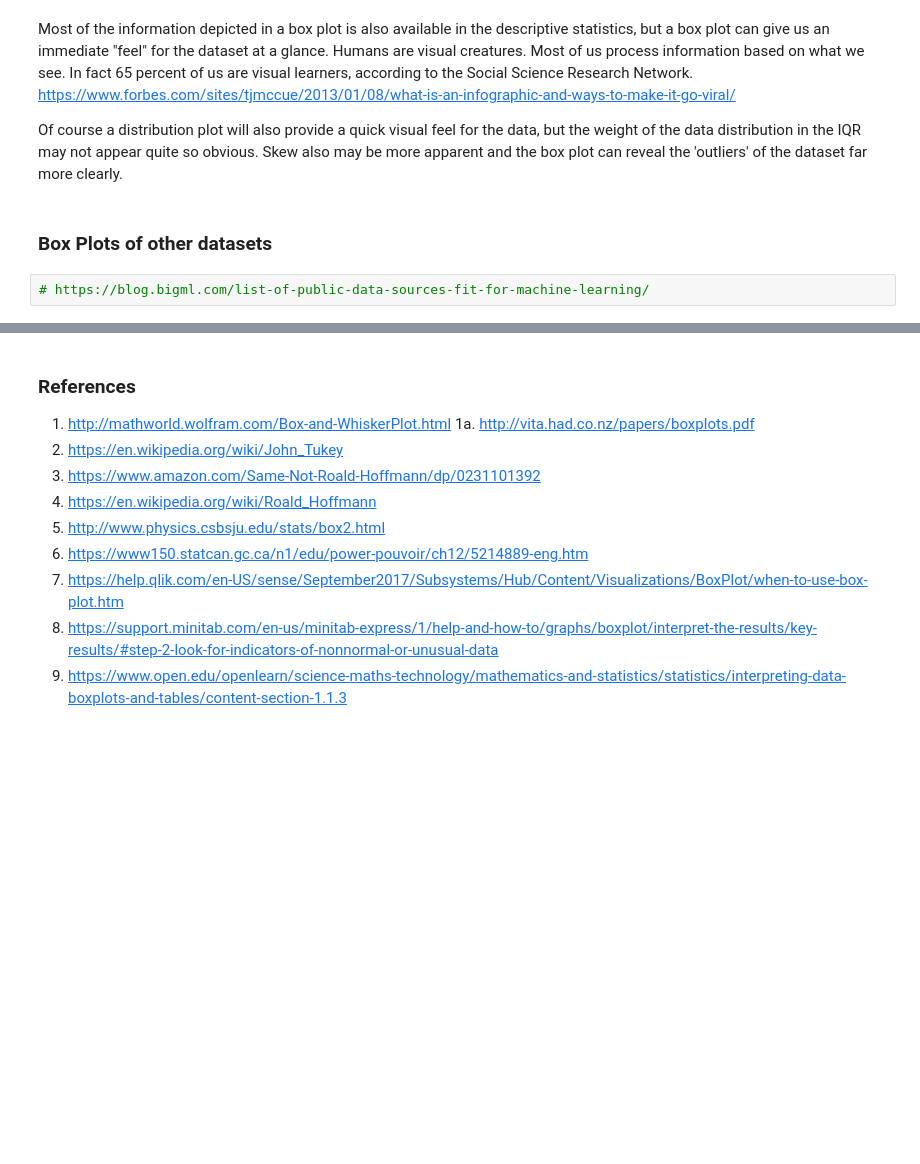
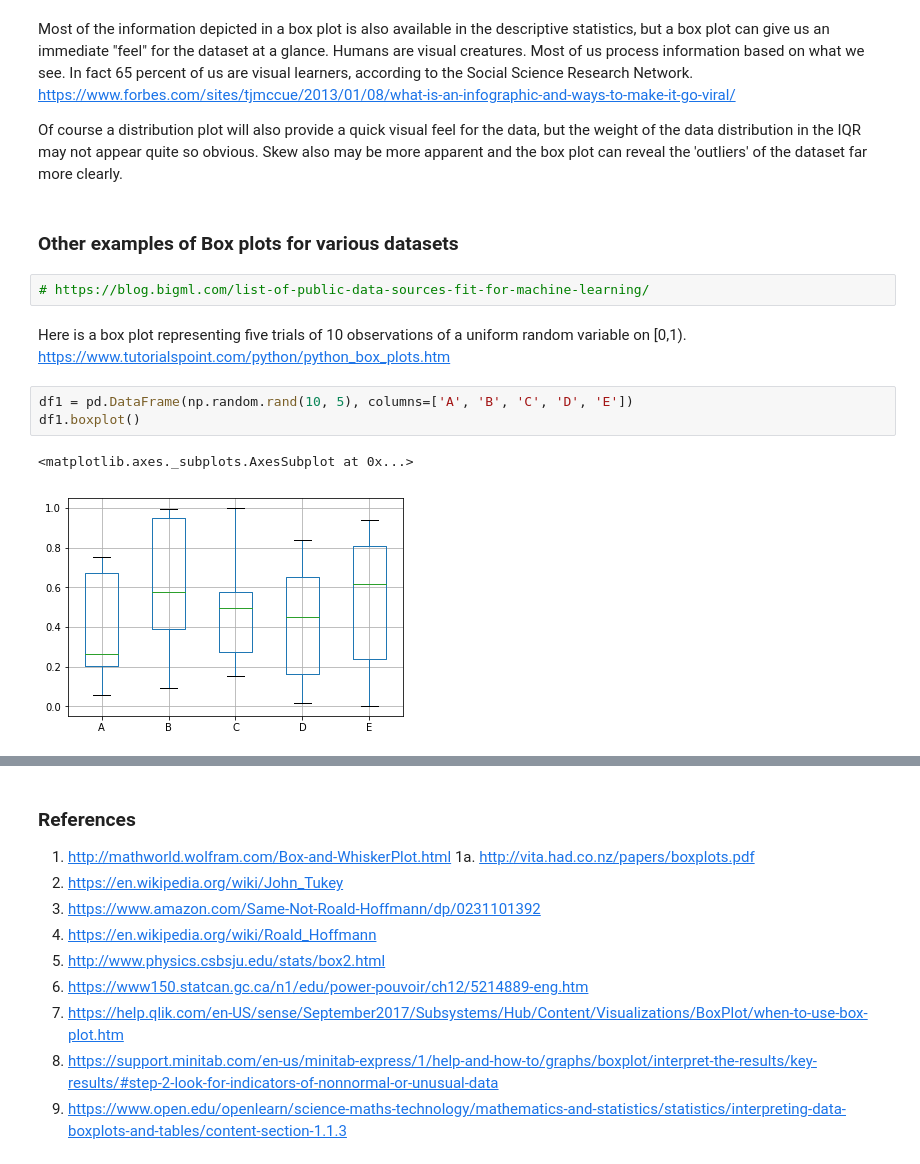
Before and after one commit to Aqua5lad/FDA-Dec-Project, a Jupyter notebook: FDA Project Dec 2018.ipynb, the cells around one changed output, grey strips where cells are left out. Cells and saved outputs as stored; diff of their text form; blank space fills up the shorter version.

```diff
--- a/FDA Project Dec 2018.ipynb
+++ b/FDA Project Dec 2018.ipynb
@@ -147,7 +145,16 @@ http://pandas.pydata.org/pandas-docs/stable/indexing.html#ix-indexer-is-deprecat
 Most of the information depicted in a box plot is also available in the descriptive statistics, but a box plot can give us an immediate "feel" for the dataset at a glance. Humans are visual creatures. Most of us process information based on what we see. In fact 65 percent of us are visual learners, according to the Social Science Research Network. https://www.forbes.com/sites/tjmccue/2013/01/08/what-is-an-infographic-and-ways-to-make-it-go-viral/
 
 Of course a distribution plot will also provide a quick visual feel for the data, but the weight of the data distribution in the IQR may not appear quite so obvious. Skew also may be more apparent and the box plot can reveal the 'outliers' of the dataset far more clearly.
-# %% [markdown]
-### Box Plots of other datasets
+# %% [markdown]
+### Other examples of Box plots for various datasets
 # %%
 # https://blog.bigml.com/list-of-public-data-sources-fit-for-machine-learning/
+# %% [markdown]
+Here is a box plot representing five trials of 10 observations of a uniform random variable on [0,1).
+https://www.tutorialspoint.com/python/python_box_plots.htm
+# %%
+df1 = pd.DataFrame(np.random.rand(10, 5), columns=['A', 'B', 'C', 'D', 'E'])
+df1.boxplot()
+# %% [output]
+<matplotlib.axes._subplots.AxesSubplot at 0x...>
+[figure, added]
```
Also changed, not shown: parts of 12 cells of this notebook.
